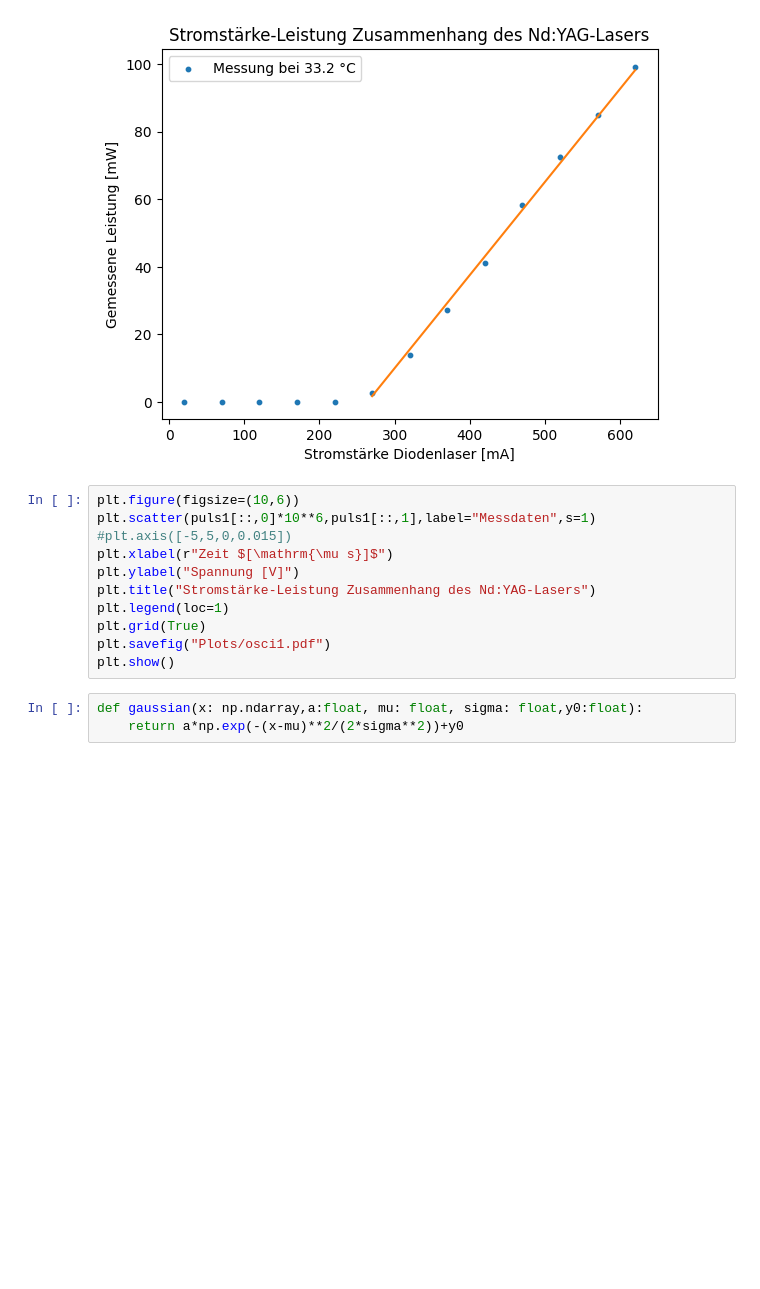
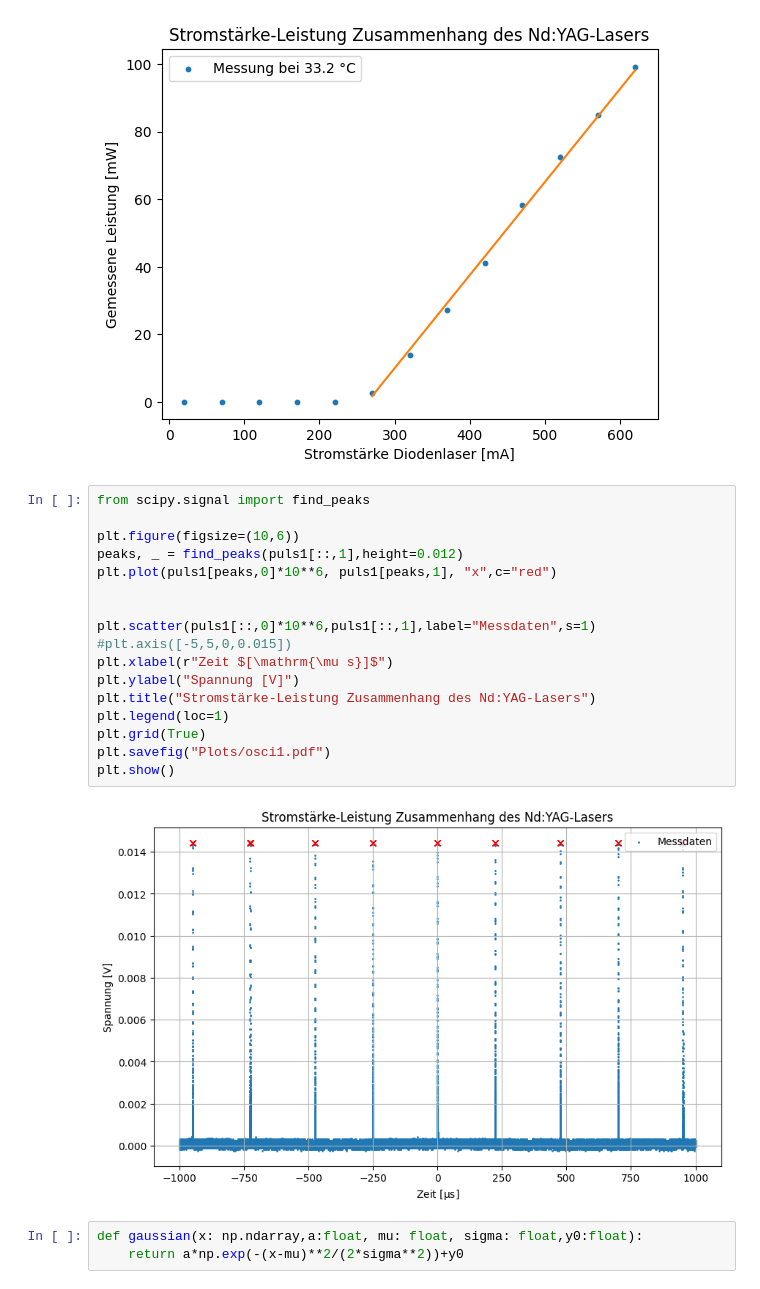
Before and after one commit to CaptainNikon/O2_Nd-YAG_Laser, a Jupyter notebook: Auswertung.ipynb, the cells around one changed output. Saved outputs shown, nothing was run; the diff lists cells and outputs as text; blank space fills up the shorter version.

```diff
--- a/Auswertung.ipynb
+++ b/Auswertung.ipynb
@@ -109,16 +108,24 @@ plt.savefig("Plots/powerupndy.pdf")
 # %% [output]
 [figure]
 # %%
+from scipy.signal import find_peaks
+
 plt.figure(figsize=(10,6))
+peaks, _ = find_peaks(puls1[::,1],height=0.012)
+plt.plot(puls1[peaks,0]*10**6, puls1[peaks,1], "x",c="red")
+
+
 plt.scatter(puls1[::,0]*10**6,puls1[::,1],label="Messdaten",s=1)
 #plt.axis([-5,5,0,0.015])
 plt.xlabel(r"Zeit $[\mathrm{\mu s}]$")
 plt.ylabel("Spannung [V]")
 plt.title("Stromstärke-Leistung Zusammenhang des Nd:YAG-Lasers")
 plt.legend(loc=1)
 plt.grid(True)
 plt.savefig("Plots/osci1.pdf")
 plt.show()
+# %% [output]
+[figure, added]
 # %%
 def gaussian(x: np.ndarray,a:float, mu: float, sigma: float,y0:float):
     return a*np.exp(-(x-mu)**2/(2*sigma**2))+y0
```
Also changed, not shown: parts of 2 cells of this notebook, 1 other file.
